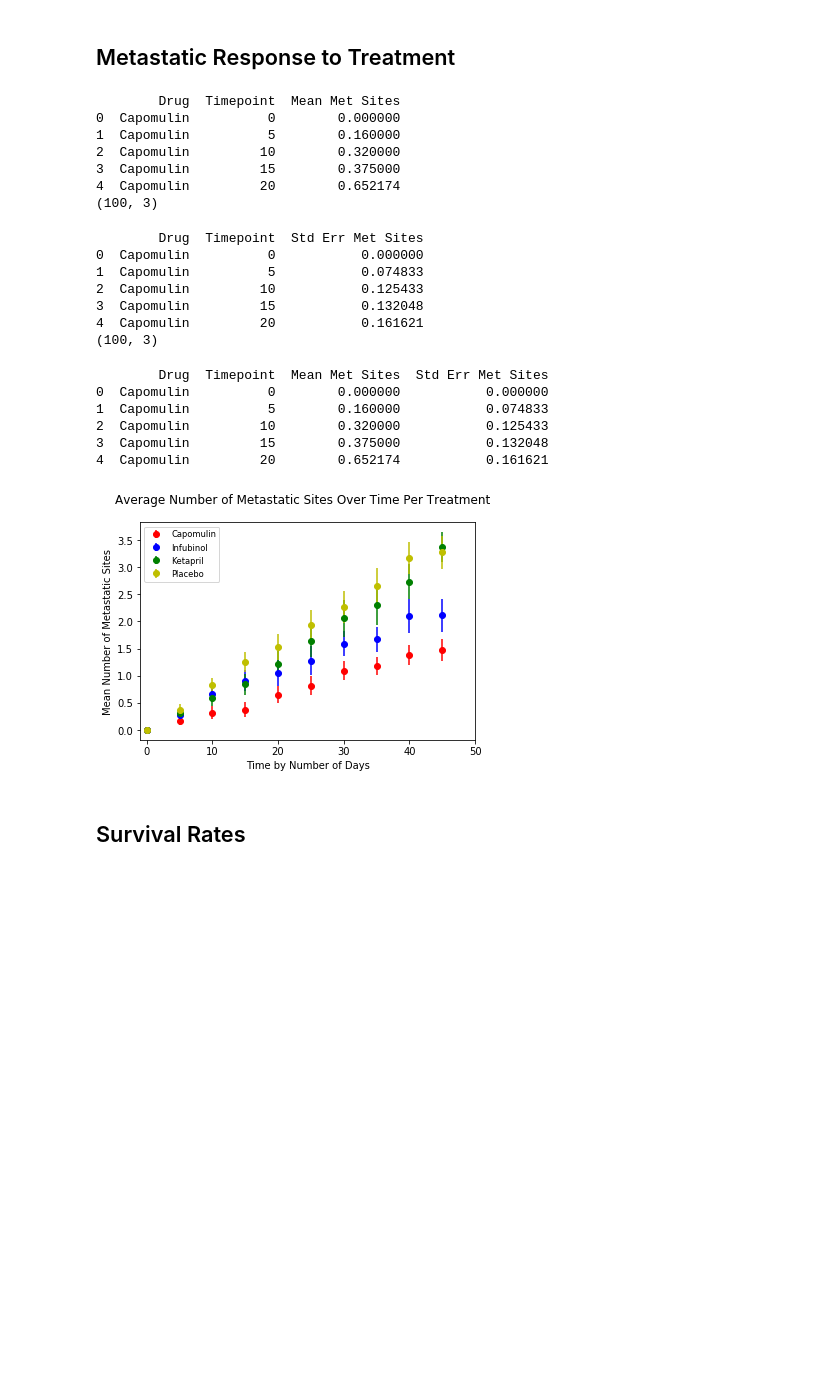
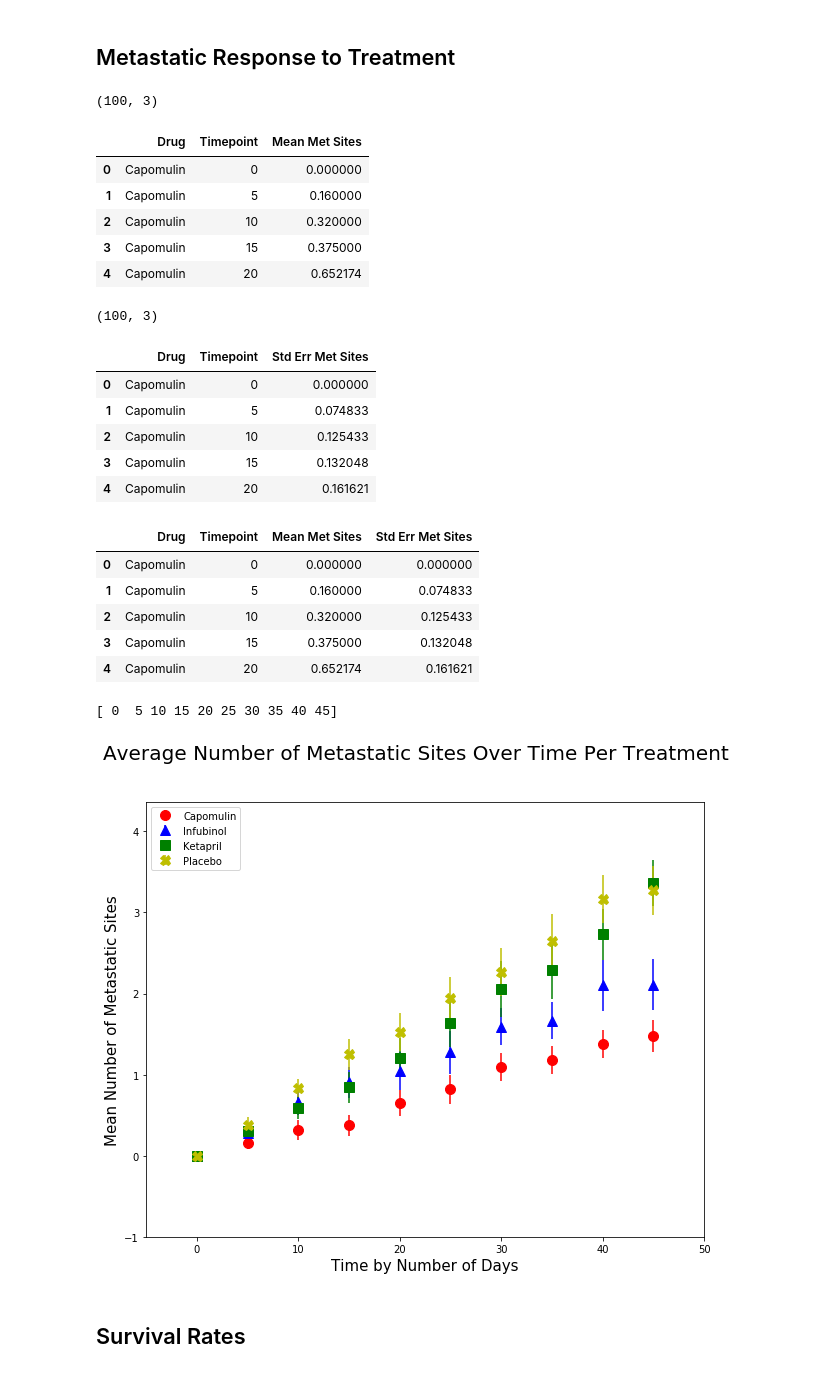
Before and after one commit to AlexandraOricchio/Matplotlib-Challenge, a Jupyter notebook: Pymaceuticals/Pymaceuticals_Notebook.ipynb, the cells around one changed output. Saved outputs shown, nothing was run; the diff lists cells and outputs as text; code cells hidden in the pictures; blank space fills up the shorter version.

```diff
--- a/Pymaceuticals/Pymaceuticals_Notebook.ipynb
+++ b/Pymaceuticals/Pymaceuticals_Notebook.ipynb
@@ -145,16 +148,16 @@ met_df=met_df.reset_index()
 met_df=met_df.rename(columns={'Metastatic Sites':'Mean Met Sites'})
 
 # Preview DataFrame
-print(met_df.head())
 print(met_df.shape)
+met_df.head()
 # %% [output]
-        Drug  Timepoint  Mean Met Sites
-0  Capomulin          0        0.000000
-1  Capomulin          5        0.160000
-2  Capomulin         10        0.320000
-3  Capomulin         15        0.375000
-4  Capomulin         20        0.652174
 (100, 3)
+|  | Drug | Timepoint | Mean Met Sites |
+| 0 | Capomulin | 0 | 0.000000 |
+| 1 | Capomulin | 5 | 0.160000 |
+| 2 | Capomulin | 10 | 0.320000 |
+| 3 | Capomulin | 15 | 0.375000 |
+| 4 | Capomulin | 20 | 0.652174 |
 # %%
  # Store the Standard Error associated with Met. Sites Grouped by Drug and Timepoint
 met_sem_group=merged_df.groupby(['Drug','Timepoint'])
@@ -165,47 +168,50 @@ met_sem_df=met_sem_df.reset_index()
 met_sem_df=met_sem_df.rename(columns={'Metastatic Sites':'Std Err Met Sites'})
 
 # Preview DataFrame
-print(met_sem_df.head())
 print(met_sem_df.shape)
+met_sem_df.head()
 # %% [output]
-        Drug  Timepoint  Std Err Met Sites
-0  Capomulin          0           0.000000
-1  Capomulin          5           0.074833
-2  Capomulin         10           0.125433
-3  Capomulin         15           0.132048
-4  Capomulin         20           0.161621
 (100, 3)
+|  | Drug | Timepoint | Std Err Met Sites |
+| 0 | Capomulin | 0 | 0.000000 |
+| 1 | Capomulin | 5 | 0.074833 |
+| 2 | Capomulin | 10 | 0.125433 |
+| 3 | Capomulin | 15 | 0.132048 |
+| 4 | Capomulin | 20 | 0.161621 |
 # %%
 met_merge=pd.merge(met_df,met_sem_df,on=['Drug','Timepoint'],how='outer')
-print(met_merge.head())
+met_merge.head()
 # %% [output]
-        Drug  Timepoint  Mean Met Sites  Std Err Met Sites
-0  Capomulin          0        0.000000           0.000000
-1  Capomulin          5        0.160000           0.074833
-2  Capomulin         10        0.320000           0.125433
-3  Capomulin         15        0.375000           0.132048
-4  Capomulin         20        0.652174           0.161621
+|  | Drug | Timepoint | Mean Met Sites | Std Err Met Sites |
+| 0 | Capomulin | 0 | 0.000000 | 0.000000 |
+| 1 | Capomulin | 5 | 0.160000 | 0.074833 |
+| 2 | Capomulin | 10 | 0.320000 | 0.125433 |
+| 3 | Capomulin | 15 | 0.375000 | 0.132048 |
+| 4 | Capomulin | 20 | 0.652174 | 0.161621 |
 # %%
  # Generate the Plot (with Error Bars)
-x_axis=np.arange(0,46,5)
+x_axis=np.arange(min(met_merge['Timepoint']),max(met_merge['Timepoint'])+1, 5)
+print(x_axis)
 
 
-fig, tumor=plt.subplots()
-fig.suptitle("Average Number of Metastatic Sites Over Time Per Treatment")
-tumor.set_xlim(-1,50)
-tumor.set_xlabel("Time by Number of Days")
-tumor.set_ylabel("Mean Number of Metastatic Sites")
-tumor.errorbar(x_axis,np.array(met_merge.loc[met_merge['Drug']=='Capomulin', 'Mean Met Sites']),yerr=np.array(met_merge.loc[met_merge['Drug']=='Capomulin', 'Std Err Met Sites']), fmt='o', color='r', label='Capomulin')
-tumor.errorbar(x_axis,np.array(met_merge.loc[met_merge['Drug']=='Infubinol', 'Mean Met Sites']),yerr=np.array(met_merge.loc[met_merge['Drug']=='Infubinol', 'Std Err Met Sites']), fmt='o', color='b', label='Infubinol')
-tumor.errorbar(x_axis,np.array(met_merge.loc[met_merge['Drug']=='Ketapril', 'Mean Met Sites']),yerr=np.array(met_merge.loc[met_merge['Drug']=='Ketapril', 'Std Err Met Sites']), fmt='o', color='g', label='Ketapril')
-tumor.errorbar(x_axis,np.array(met_merge.loc[met_merge['Drug']=='Placebo', 'Mean Met Sites']),yerr=np.array(met_merge.loc[met_merge['Drug']=='Placebo', 'Std Err Met Sites']), fmt='o', color='y', label='Placebo')
-plt.legend(loc="best", fontsize="small", fancybox=True)
+fig, met=plt.subplots(figsize=(10,8))
+fig.suptitle("Average Number of Metastatic Sites Over Time Per Treatment", fontsize=20)
+met.set_xlim(min(x_axis)-5,max(x_axis)+5)
+met.set_ylim(min(met_merge['Mean Met Sites'])-1,max(met_merge['Mean Met Sites'])+1)
+met.set_xlabel("Time by Number of Days", fontsize=15)
+met.set_ylabel("Mean Number of Metastatic Sites", fontsize=15)
+met.errorbar(x_axis,np.array(met_merge.loc[met_merge['Drug']=='Capomulin', 'Mean Met Sites']),yerr=np.array(met_merge.loc[met_merge['Drug']=='Capomulin', 'Std Err Met Sites']), fmt='o', ms=10, color='r', label='Capomulin')
+met.errorbar(x_axis,np.array(met_merge.loc[met_merge['Drug']=='Infubinol', 'Mean Met Sites']),yerr=np.array(met_merge.loc[met_merge['Drug']=='Infubinol', 'Std Err Met Sites']), fmt='^', ms=10, color='b', label='Infubinol')
+met.errorbar(x_axis,np.array(met_merge.loc[met_merge['Drug']=='Ketapril', 'Mean Met Sites']),yerr=np.array(met_merge.loc[met_merge['Drug']=='Ketapril', 'Std Err Met Sites']), fmt='s', ms=10, color='g', label='Ketapril')
+met.errorbar(x_axis,np.array(met_merge.loc[met_merge['Drug']=='Placebo', 'Mean Met Sites']),yerr=np.array(met_merge.loc[met_merge['Drug']=='Placebo', 'Std Err Met Sites']), fmt='X', ms=10, color='y', label='Placebo')
+plt.legend(loc="upper left", fontsize="medium", fancybox=True)
 plt.show()
 # Save the Figure
 
 # Show the Figure
 # %% [output]
+[ 0  5 10 15 20 25 30 35 40 45]
-[figure, old version]
+[figure, new version]
 # %% [markdown]
 ## Survival Rates
 # %%
```
Also changed, not shown: parts of 8 cells of this notebook.
